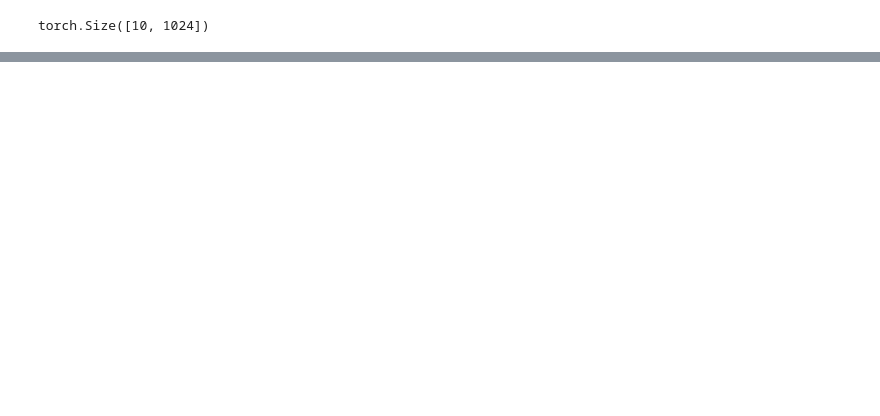
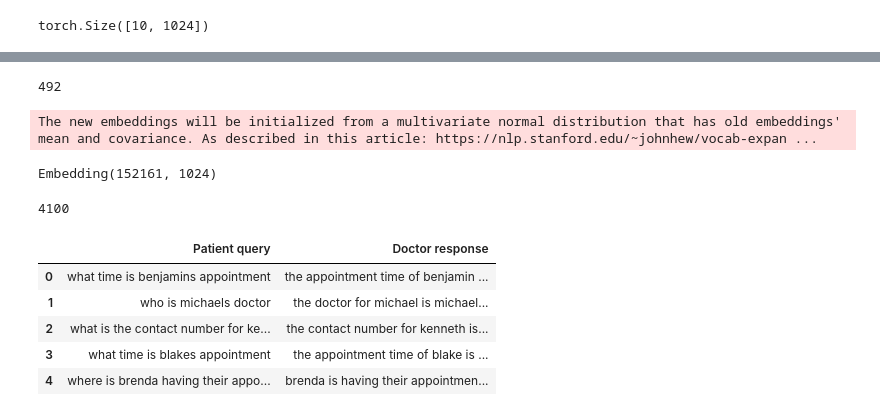
Before and after one commit to bishwajyotichaudhary46/Transformer_KB_Attention, a Jupyter notebook: research/transformer_model.ipynb, the cells around one changed output, grey strips where cells are left out. Saved outputs shown, nothing was run; the diff lists cells and outputs as text; code cells hidden in the pictures; blank space fills up the shorter version.

```diff
--- a/research/transformer_model.ipynb
+++ b/research/transformer_model.ipynb
@@ -238,0 +489,33 @@ class TransformerBlock(nn.Module):
+# %%
+# preprocess db data q/a and stored in patient and assistant
+patient , assistant = [ preprocess_data(i['question']) for i in db_data['Q&A'] ], [ preprocess_data(i['answer']) for i in db_data['Q&A'] ]
+# %%
+# initialize new key value data for stored preprocessed key value data
+new_key_value_data = {}
+# iterating kv data through items functions to get key value
+for key, value in key_value_data.items():
+    # preprocess key
+    new_key = preprocess_data(key)
+    # preprocess value
+    new_value = preprocess_data(value)
+    # add data into new key value data
+    new_key_value_data[new_key] = new_value
+# %%
+# initialize mapping functions to map values with key for canonical tokens
+def replace_values_with_keys(texts, mapping):
+    # enumeratiing text list to get index and values
+    for i, text in enumerate(texts):
+        # from mapping data to get key an vlues
+        for key, val in mapping.items():
+            # split key by '_' and take only first text
+            name = key.split('_')[0]
+            # check name is present in text or not and also val present in text or not if both condition true then only enter inside if condition
+            if name in text and val in text:
+                # condition true , replace val with key
+                texts[i] = text.replace(val, key)
+                # break
+                break
+    return texts
+# %%
+# call replace values with keys with assistan and newkeyvalue data parameters
+assistant = replace_values_with_keys(assistant, new_key_value_data)
@@ -238,0 +525,11 @@ class TransformerBlock(nn.Module):
+# %%
+# add all keys to tokens
+tokenizer.add_tokens(all_keys)
+# %% [output]
+492
+# %%
+# resize token token embedding after increase len of tokenizer
+embed_model.resize_token_embeddings(len(tokenizer))
+# %% [output]
+The new embeddings will be initialized from a multivariate normal distribution that has old embeddings' mean and covariance. As described in this article: https://nlp.stanford.edu/~johnhew/vocab-expan ...
+Embedding(152161, 1024)
@@ -238,0 +555,16 @@ class TransformerBlock(nn.Module):
+# %%
+# make dictionery db_data_dict having key "Patient query" and "Doctor response" with list of vlaues patient and doctor
+db_data_dict = {'Patient query': patient, 'Doctor response': assistant}
+print(len(patient))
+# create data frame db_data_dict
+db_df = pd.DataFrame(db_data_dict)
+# call head method of df, to get five data rows
+db_df.head()
+# %% [output]
+4100
+|  | Patient query | Doctor response |
+| 0 | what time is benjamins appointment | the appointment time of benjamin ... |
+| 1 | who is michaels doctor | the doctor for michael is michael... |
+| 2 | what is the contact number for ke... | the contact number for kenneth is... |
+| 3 | what time is blakes appointment | the appointment time of blake is ... |
+| 4 | where is brenda having their appo... | brenda is having their appointmen... |
```
Also changed, not shown: parts of 65 cells of this notebook, 1 other file.
